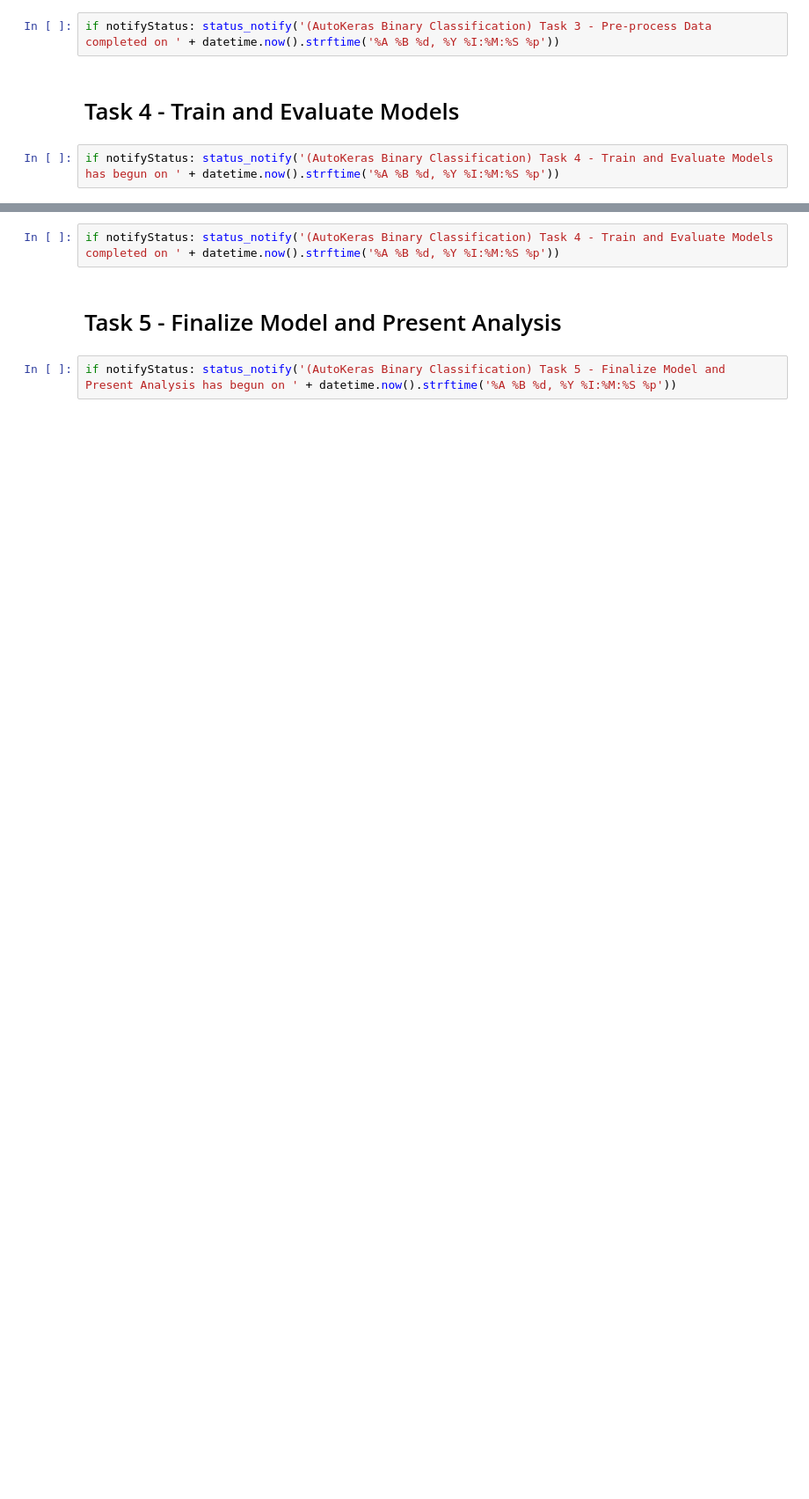
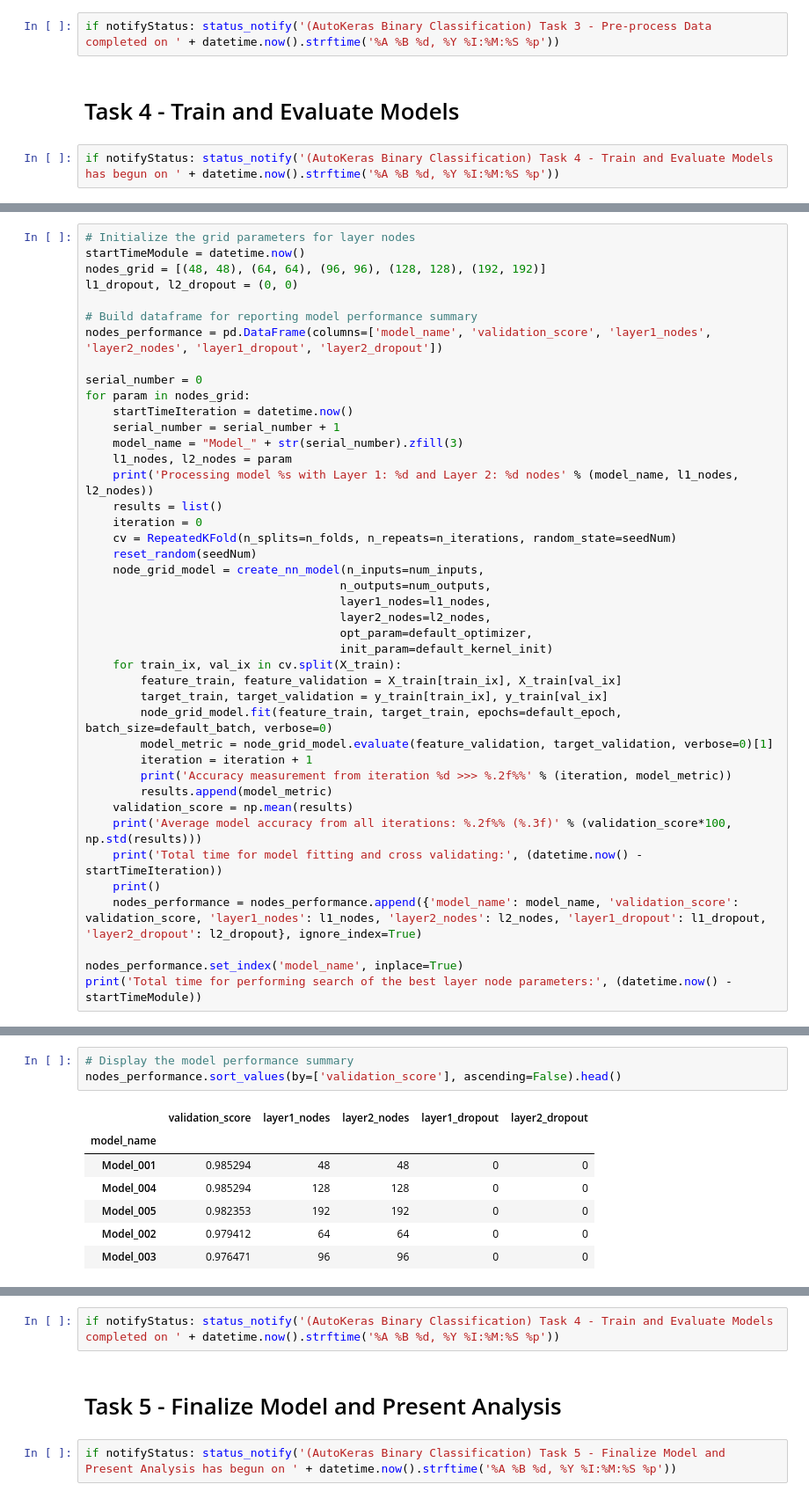
Before and after one commit to daines-analytics/template-latest, a Jupyter notebook: _py-project-templates/py_tensorflow_binaryclass_tabular_data_example.ipynb, the cells around one changed output, grey strips where cells are left out. Shown at 88% size. Saved outputs shown, nothing was run; the diff lists cells and outputs as text; blank space fills up the shorter version.

```diff
--- a/_py-project-templates/py_tensorflow_binaryclass_tabular_data_example.ipynb
+++ b/_py-project-templates/py_tensorflow_binaryclass_tabular_data_example.ipynb
@@ -591,0 +514,42 @@ Total time for performing grid-search of the best parameters: 0:02:30.679502
+# %%
+# Initialize the grid parameters for layer nodes
+startTimeModule = datetime.now()
+nodes_grid = [(48, 48), (64, 64), (96, 96), (128, 128), (192, 192)]
+l1_dropout, l2_dropout = (0, 0)
+
+# Build dataframe for reporting model performance summary
+nodes_performance = pd.DataFrame(columns=['model_name', 'validation_score', 'layer1_nodes', 'layer2_nodes', 'layer1_dropout', 'layer2_dropout'])
+
+serial_number = 0
+for param in nodes_grid:
+    startTimeIteration = datetime.now()
+    serial_number = serial_number + 1
+    model_name = "Model_" + str(serial_number).zfill(3)
+    l1_nodes, l2_nodes = param
+    print('Processing model %s with Layer 1: %d and Layer 2: %d nodes' % (model_name, l1_nodes, l2_nodes))
+    results = list()
+    iteration = 0
+    cv = RepeatedKFold(n_splits=n_folds, n_repeats=n_iterations, random_state=seedNum)
+    reset_random(seedNum)
+    node_grid_model = create_nn_model(n_inputs=num_inputs,
+                                     n_outputs=num_outputs,
+                                     layer1_nodes=l1_nodes,
+                                     layer2_nodes=l2_nodes,
+                                     opt_param=default_optimizer,
+                                     init_param=default_kernel_init)
+    for train_ix, val_ix in cv.split(X_train):
+        feature_train, feature_validation = X_train[train_ix], X_train[val_ix]
+        target_train, target_validation = y_train[train_ix], y_train[val_ix]
+        node_grid_model.fit(feature_train, target_train, epochs=default_epoch, batch_size=default_batch, verbose=0)
+        model_metric = node_grid_model.evaluate(feature_validation, target_validation, verbose=0)[1]
+        iteration = iteration + 1
+        print('Accuracy measurement from iteration %d >>> %.2f%%' % (iteration, model_metric))
+        results.append(model_metric)
+    validation_score = np.mean(results)
+    print('Average model accuracy from all iterations: %.2f%% (%.3f)' % (validation_score*100, np.std(results)))
+    print('Total time for model fitting and cross validating:', (datetime.now() - startTimeIteration))
+    print()
+    nodes_performance = nodes_performance.append({'model_name': model_name, 'validation_score': validation_score, 'layer1_nodes': l1_nodes, 'layer2_nodes': l2_nodes, 'layer1_dropout': l1_dropout, 'layer2_dropout': l2_dropout}, ignore_index=True)
+
+nodes_performance.set_index('model_name', inplace=True)
+print('Total time for performing search of the best layer node parameters:', (datetime.now() - startTimeModule))
@@ -591,0 +574,11 @@ Total time for performing grid-search of the best parameters: 0:02:30.679502
+# %%
+# Display the model performance summary
+nodes_performance.sort_values(by=['validation_score'], ascending=False).head()
+# %% [output]
+|  | validation_score | layer1_nodes | layer2_nodes | layer1_dropout | layer2_dropout |
+| model_name |  |  |  |  |  |
+| Model_001 | 0.985294 | 48 | 48 | 0 | 0 |
+| Model_004 | 0.985294 | 128 | 128 | 0 | 0 |
+| Model_005 | 0.982353 | 192 | 192 | 0 | 0 |
+| Model_002 | 0.979412 | 64 | 64 | 0 | 0 |
+| Model_003 | 0.976471 | 96 | 96 | 0 | 0 |
```
Also changed, not shown: parts of 36 cells of this notebook, 2 other files.
